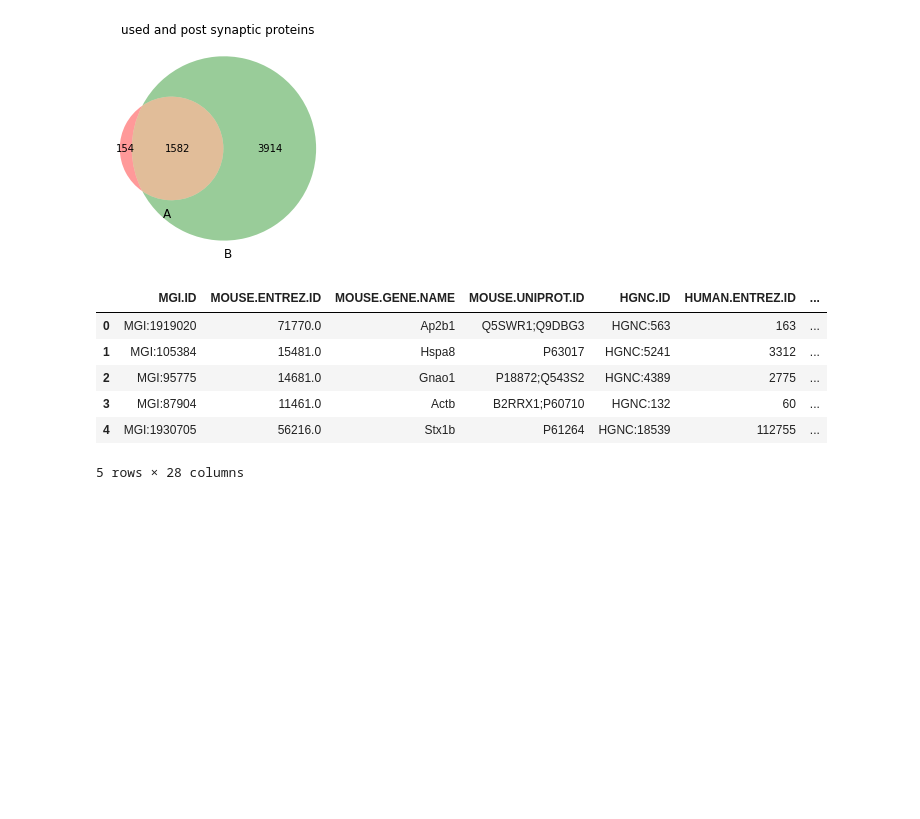
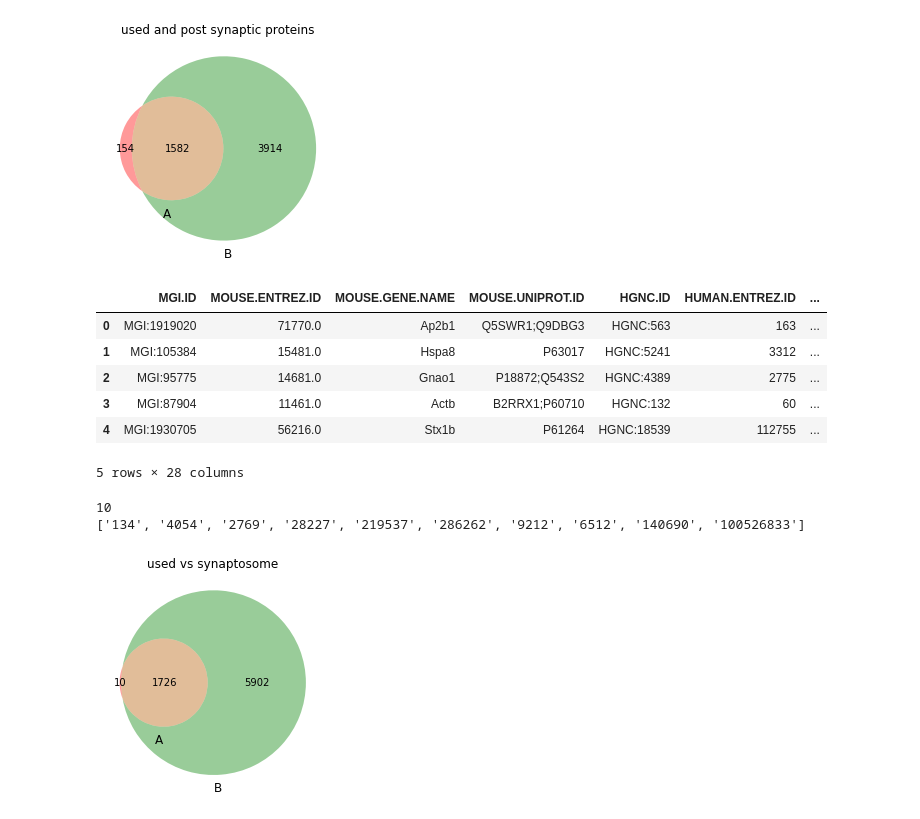
Before and after one commit to vardaansharma/MScProject, a Jupyter notebook: MScProject/Networks/Untitled.ipynb, the cells around one changed output. Drawn from its saved outputs; the diff is of its cells as text; code cells hidden in the pictures; blank space fills up the shorter version.

```diff
--- a/MScProject/Networks/Untitled.ipynb
+++ b/MScProject/Networks/Untitled.ipynb
@@ -11,7 +11,7 @@ dtype = {
 all_proteins = pd.read_excel('try2.xlsx',dtype=dtype)
 
 PreS_df = pre_synaptic = pd.read_csv('General PPI data/Presynaptic_April19_count.txt',sep='\t')
-PreS_df_c = pre_synaptic = pd.read_csv('General PPI data/Presynaptic_April19_count - copy.csv',encoding='latin 1',sep='\t'
+PreS_df_c = pre_synaptic = pd.read_csv('General PPI data/Presynaptic_April19_count - Copy.csv',encoding='latin 1',sep='\t'
                                       ,dtype=dtype)
 
 
@@ -125,3 +127,40 @@ PreS_df_c.head()
 | 3 | MGI:87904 | 11461.0 | Actb | B2RRX1;P60710 | HGNC:132 | 60 | ... |
 | 4 | MGI:1930705 | 56216.0 | Stx1b | P61264 | HGNC:18539 | 112755 | ... |
 5 rows × 28 columns
+# %%
+# a1 -> used proteins
+# a2 -> all synaptic proteins
+# a3 -> pre synaptic proteins
+# a4 -> post synaptic proteins
+
+import numpy as np
+
+used_proteins = a1
+synaptic_proteins = a2
+presynaptic_proteins = a3
+postsynaptic_proteins = a4
+pre_and_post = presynaptic_proteins + postsynaptic_proteins
+in_prepost_notin_syn = list(set(pre_and_post) - set(synaptic_proteins) )
+#np.setdiff1d(synaptic_proteins,pre_and_post)
+# %%
+b = list( set(presynaptic_proteins) - set(synaptic_proteins))
+# len(presynaptic_proteins)
+len(in_prepost_notin_syn)
+len(b)
+# len(synaptic_proteins)
+# len(set(pre_and_post))
+
+used_notin_allsyn = list(set(used_proteins) - set(all_synaptic_proteins))
+print(len(used_notin_allsyn))
+print(used_notin_allsyn)
+
+all_synaptic_proteins = synaptic_proteins + pre_and_post
+v = venn2([set(used_proteins),set(all_synaptic_proteins)])
+
+plt.title('used vs synaptosome')
+plt.savefig('used_vs_allsyn.png')
+fig.show()
+# %% [output]
+10
+['134', '4054', '2769', '28227', '219537', '286262', '9212', '6512', '140690', '100526833']
+[figure, added]
```
Also changed, not shown: parts of 3 cells of this notebook, 55 other files.
